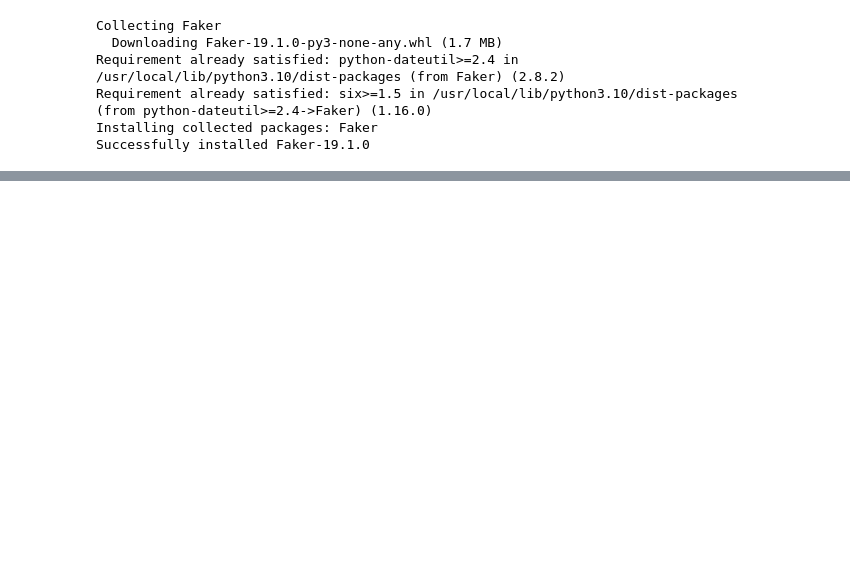
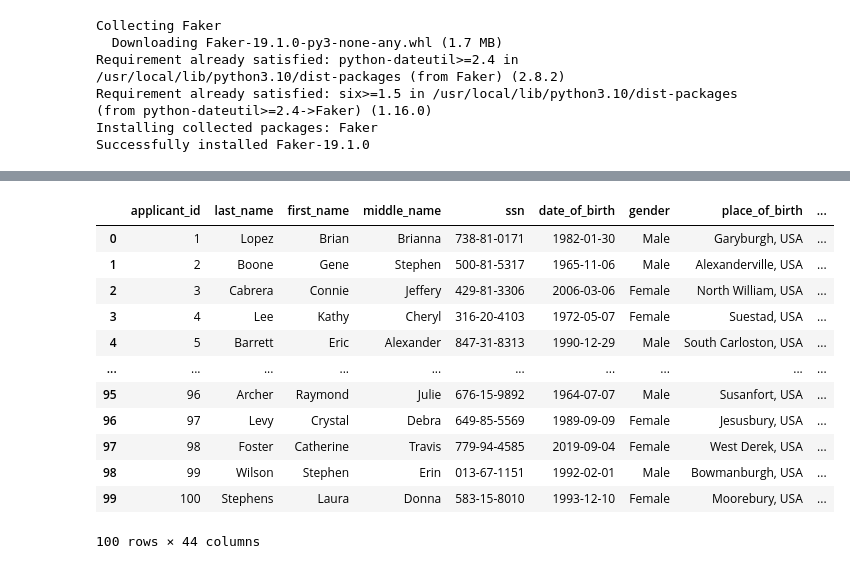
Before and after one commit to Savvy-Slowley/Synthetic-Data, a Jupyter notebook: synthetic_pt_2.ipynb, the cells around one changed output, grey strips where cells are left out. Saved outputs shown, nothing was run; the diff lists cells and outputs as text; code cells hidden in the pictures; blank space fills up the shorter version.

```diff
--- a/synthetic_pt_2.ipynb
+++ b/synthetic_pt_2.ipynb
@@ -227,0 +252,16 @@ applicant_df[['contact_phone_number','permanent_address','place_of_birth' ]]
+# %%
+applicant_df
+# %% [output]
+|  | applicant_id | last_name | first_name | middle_name | ssn | date_of_birth | gender | place_of_birth | ... |
+| 0 | 1 | Lopez | Brian | Brianna | 738-81-0171 | 1982-01-30 | Male | Garyburgh, USA | ... |
+| 1 | 2 | Boone | Gene | Stephen | 500-81-5317 | 1965-11-06 | Male | Alexanderville, USA | ... |
+| 2 | 3 | Cabrera | Connie | Jeffery | 429-81-3306 | 2006-03-06 | Female | North William, USA | ... |
+| 3 | 4 | Lee | Kathy | Cheryl | 316-20-4103 | 1972-05-07 | Female | Suestad, USA | ... |
+| 4 | 5 | Barrett | Eric | Alexander | 847-31-8313 | 1990-12-29 | Male | South Carloston, USA | ... |
+| ... | ... | ... | ... | ... | ... | ... | ... | ... | ... |
+| 95 | 96 | Archer | Raymond | Julie | 676-15-9892 | 1964-07-07 | Male | Susanfort, USA | ... |
+| 96 | 97 | Levy | Crystal | Debra | 649-85-5569 | 1989-09-09 | Female | Jesusbury, USA | ... |
+| 97 | 98 | Foster | Catherine | Travis | 779-94-4585 | 2019-09-04 | Female | West Derek, USA | ... |
+| 98 | 99 | Wilson | Stephen | Erin | 013-67-1151 | 1992-02-01 | Male | Bowmanburgh, USA | ... |
+| 99 | 100 | Stephens | Laura | Donna | 583-15-8010 | 1993-12-10 | Female | Moorebury, USA | ... |
+100 rows × 44 columns
```
Also changed, not shown: parts of 3 cells of this notebook.
